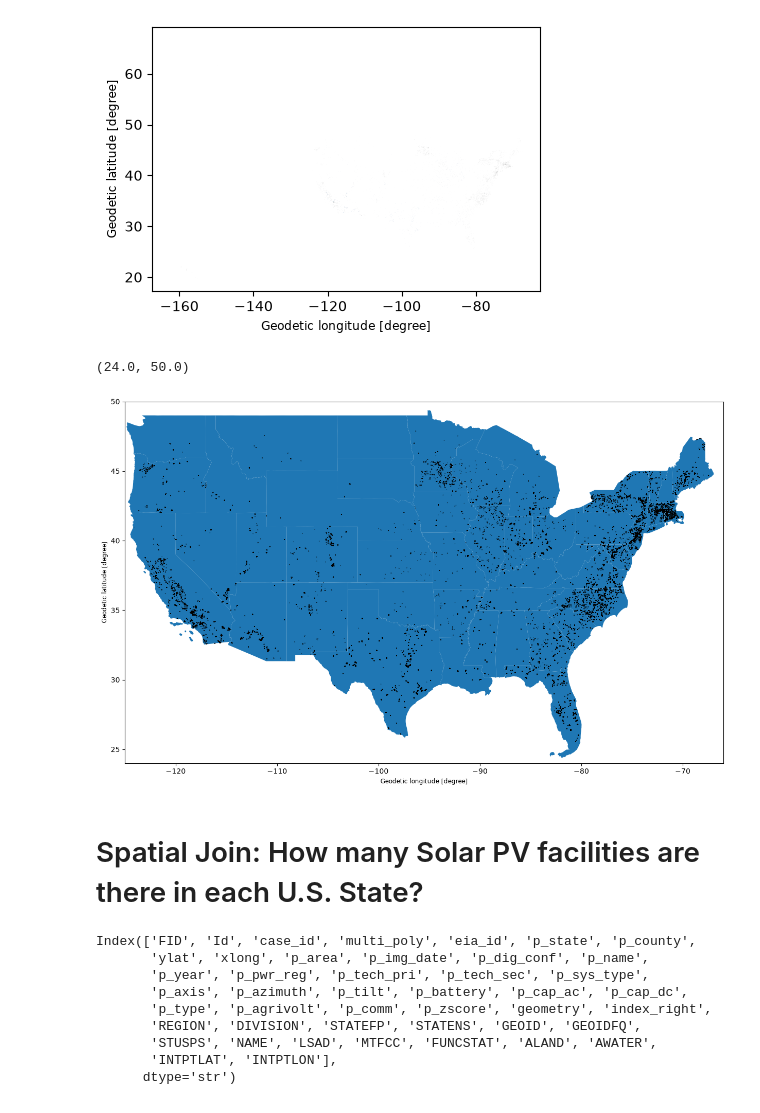
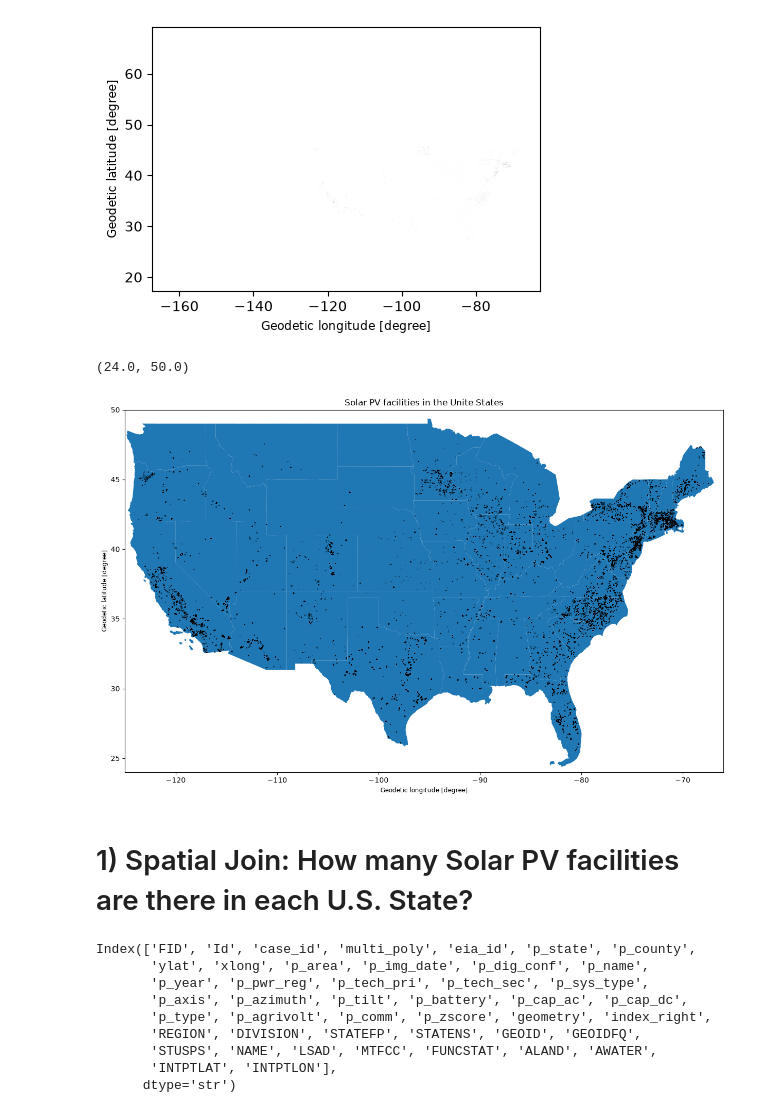
Before and after one commit to oliviapozytko/geog592-opozytko, a Jupyter notebook: homework/week07/homework07.ipynb, the cells around one changed output. Drawn from its saved outputs; the diff is of its cells as text; code cells hidden in the pictures.

```diff
--- a/homework/week07/homework07.ipynb
+++ b/homework/week07/homework07.ipynb
@@ -125,20 +125,21 @@ SolarPV.plot(figsize=(5, 5))
 <Axes: xlabel='Geodetic longitude [degree]', ylabel='Geodetic latitude [degree]'>
 [figure]
 # %%
-ax = States.plot(figsize=(15, 10))
+ax = States.plot(figsize=(15, 10)) #combine the map
 
 SolarPV.plot(
     ax=ax,
     edgecolor="black"
 )
+ax.set_title("Solar PV facilities in the United States")
 
 ax.set_xlim(-125, -66)
 ax.set_ylim(24, 50)
 # %% [output]
 (24.0, 50.0)
-[figure, old version]
+[figure, new version]
 # %% [markdown]
-# Spatial Join: How many Solar PV facilities are there in each U.S. State?
+# 1) Spatial Join: How many Solar PV facilities are there in each U.S. State?
 # %%
 solar_states = gpd.sjoin(SolarPV, States, predicate="within")
 # %%
```
Also changed, not shown: parts of 12 cells of this notebook, 1 other file.
